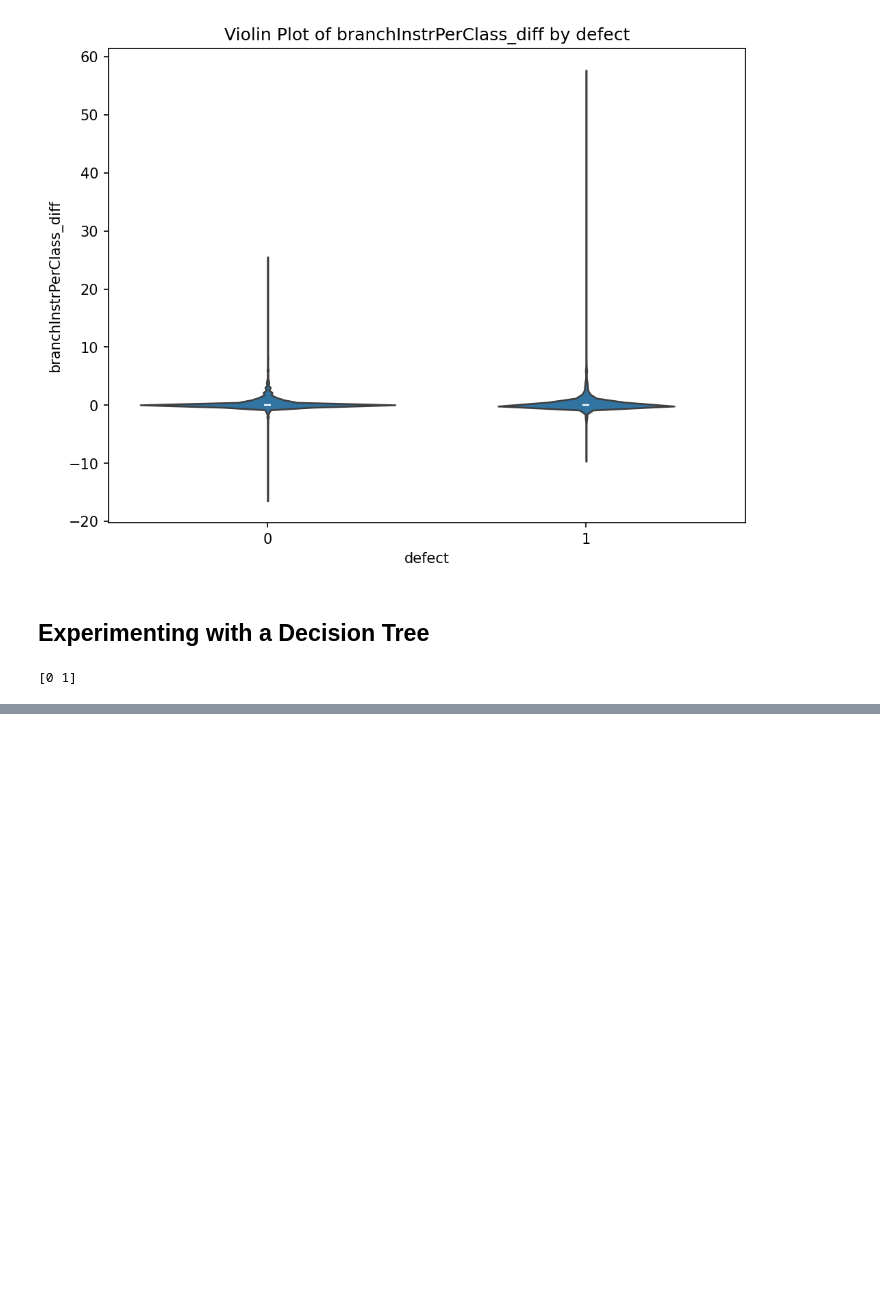
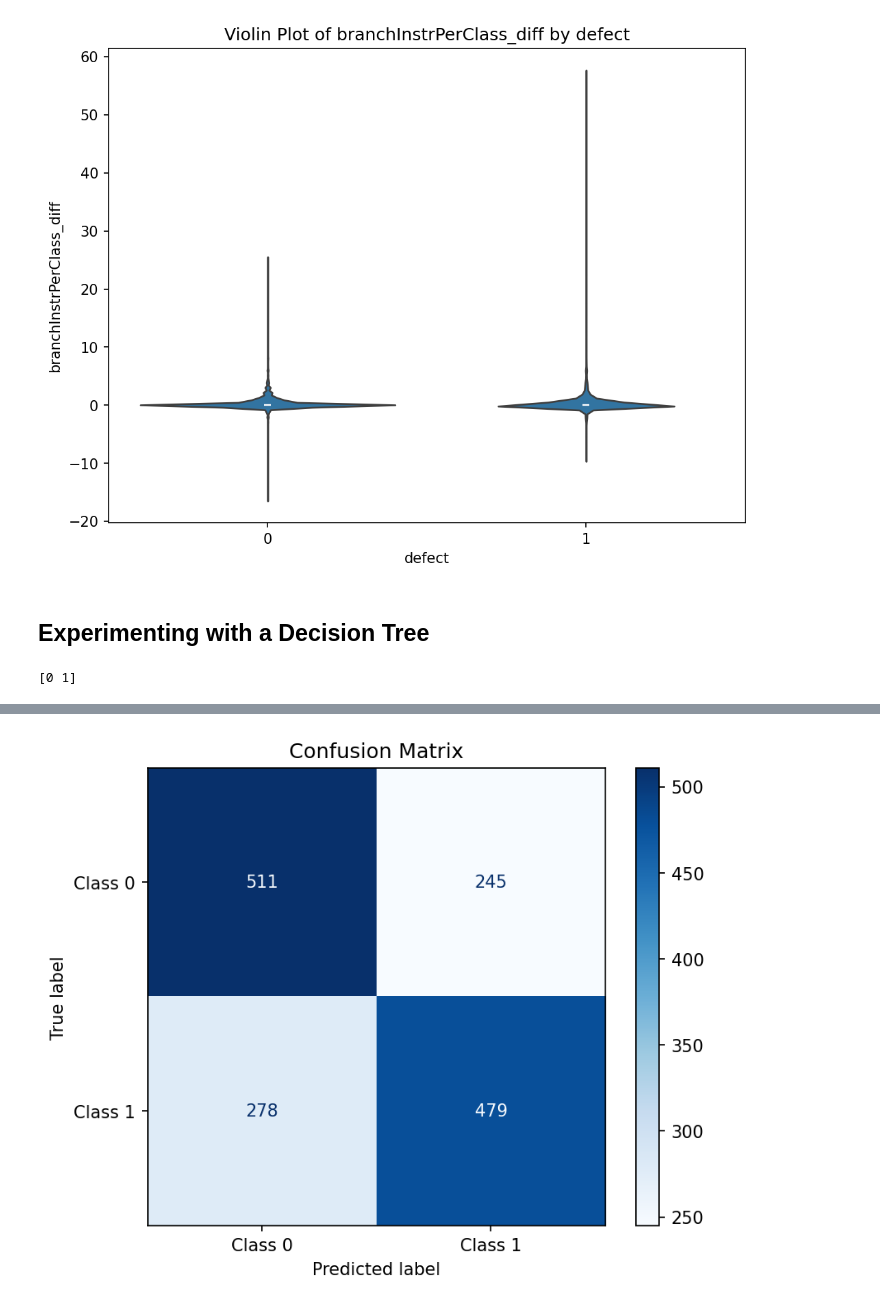
Before and after one commit to Snakekill88/AI_Tools_Final_Project, a Jupyter notebook: AI_Tools_Final_Project.ipynb, the cells around one changed output, grey strips where cells are left out. Cells and saved outputs as stored; diff of their text form; code cells hidden in the pictures; blank space fills up the shorter version.

```diff
--- a/AI_Tools_Final_Project.ipynb
+++ b/AI_Tools_Final_Project.ipynb
@@ -488,0 +693,15 @@ with open(TEMP_DATA_FILE, "w") as json_file:
+# %%
+import numpy as np
+import matplotlib.pyplot as plt
+from sklearn.metrics import ConfusionMatrixDisplay
+
+# Confusion matrix data
+conf_matrix = np.array([[511, 245], [278, 479]])
+
+# Display the confusion matrix
+disp = ConfusionMatrixDisplay(confusion_matrix=conf_matrix, display_labels=["Class 0", "Class 1"])
+disp.plot(cmap="Blues", values_format="d")
+plt.title("Confusion Matrix")
+plt.show()
+# %% [output]
+[figure, added]
```
Also changed, not shown: parts of 15 cells of this notebook, 1 other file.
